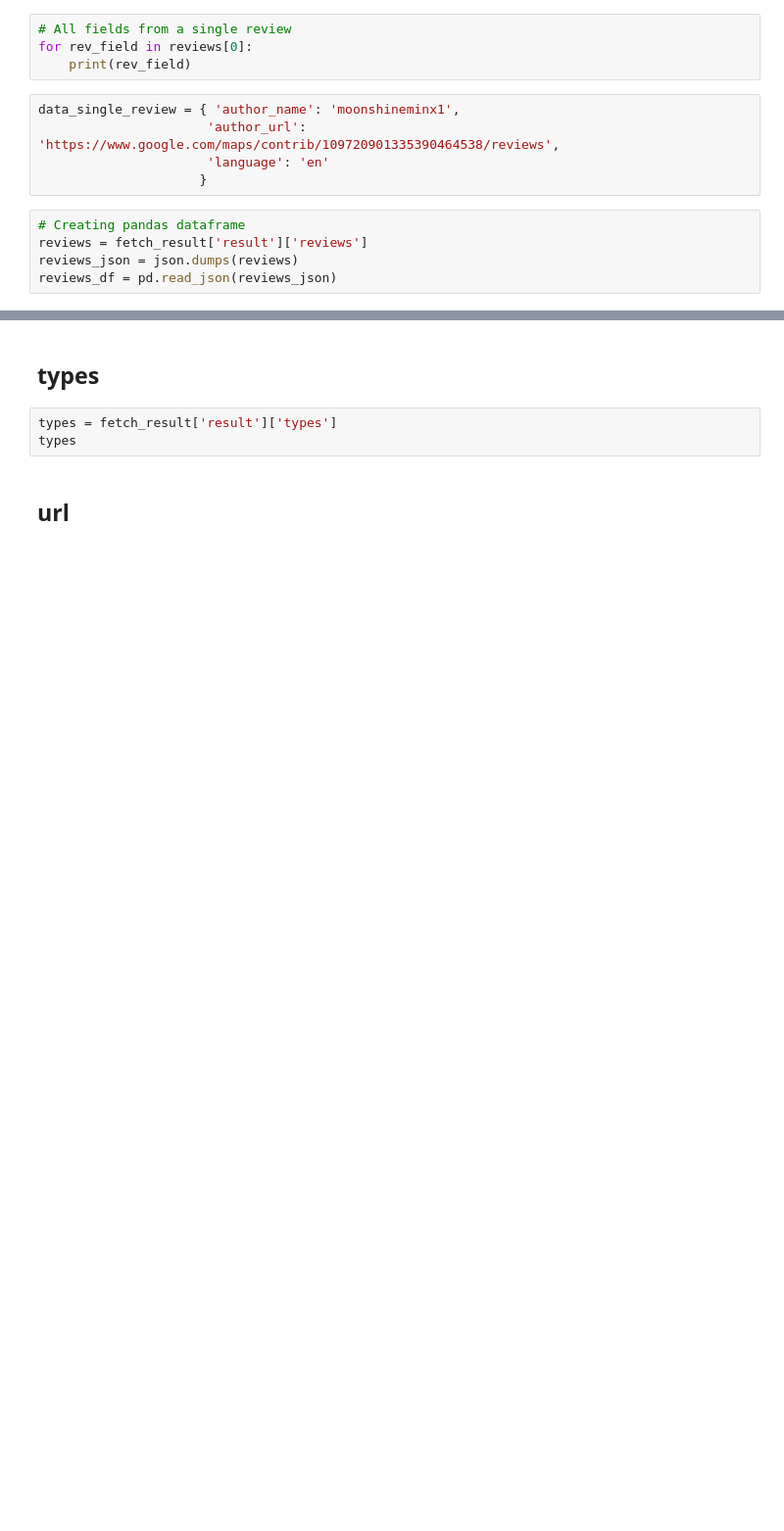
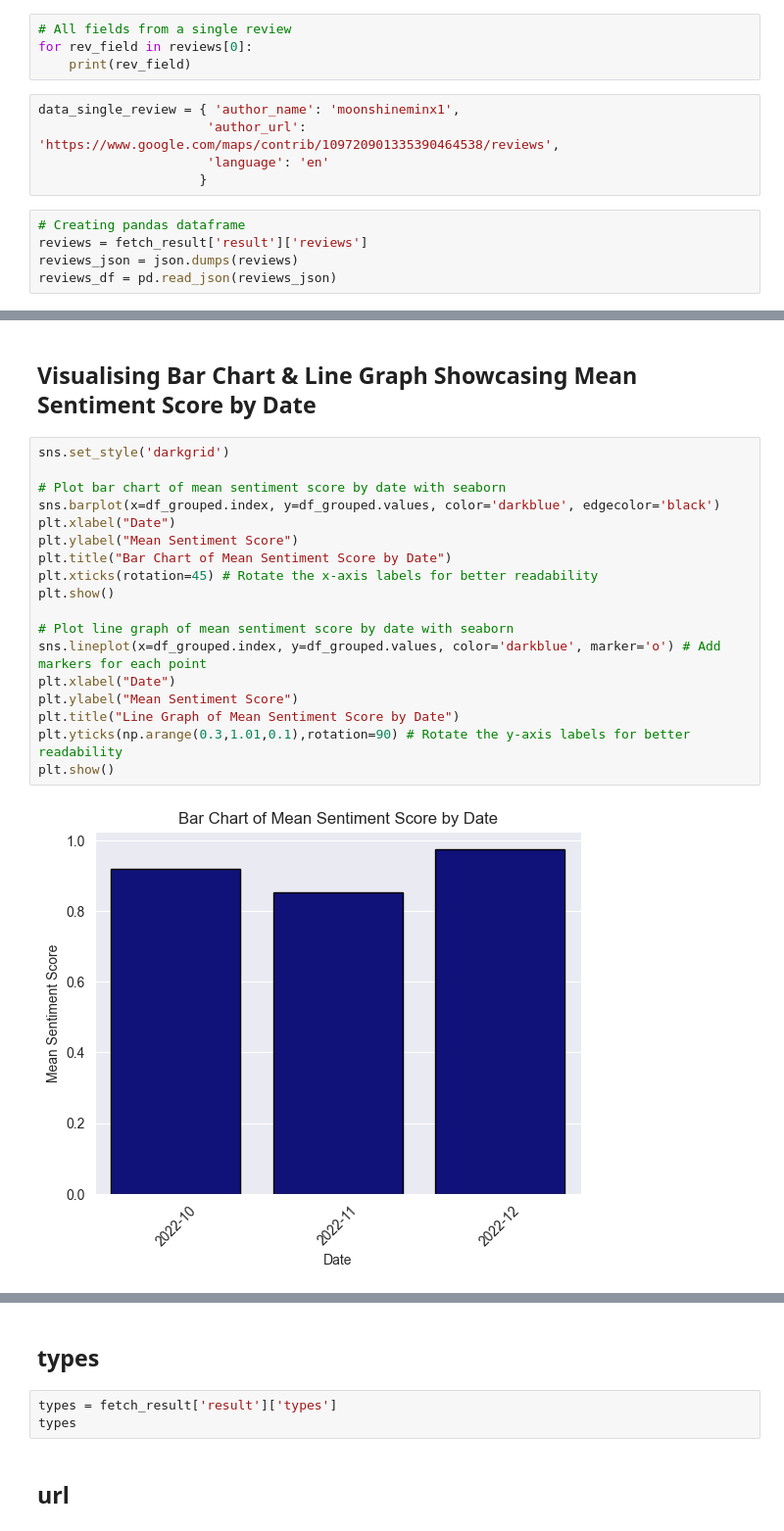
Before and after one commit to fernandobusta/DataProject, a Jupyter notebook: Processing-data/format-place.ipynb, the cells around one changed output, grey strips where cells are left out. Shown: that part at 98% size. Cells and saved outputs as stored; diff of their text form; blank space fills up the shorter version.

```diff
--- a/Processing-data/format-place.ipynb
+++ b/Processing-data/format-place.ipynb
@@ -253,0 +364,22 @@ fig.show()
+# %% [markdown]
+## Visualising Bar Chart & Line Graph Showcasing Mean Sentiment Score by Date
+# %%
+sns.set_style('darkgrid')
+
+# Plot bar chart of mean sentiment score by date with seaborn
+sns.barplot(x=df_grouped.index, y=df_grouped.values, color='darkblue', edgecolor='black')
+plt.xlabel("Date")
+plt.ylabel("Mean Sentiment Score")
+plt.title("Bar Chart of Mean Sentiment Score by Date")
+plt.xticks(rotation=45) # Rotate the x-axis labels for better readability
+plt.show()
+
+# Plot line graph of mean sentiment score by date with seaborn
+sns.lineplot(x=df_grouped.index, y=df_grouped.values, color='darkblue', marker='o') # Add markers for each point
+plt.xlabel("Date")
+plt.ylabel("Mean Sentiment Score")
+plt.title("Line Graph of Mean Sentiment Score by Date")
+plt.yticks(np.arange(0.3,1.01,0.1),rotation=90) # Rotate the y-axis labels for better readability
+plt.show()
+# %% [output]
+[figure, added]
```
Also changed, not shown: parts of 27 cells of this notebook.
